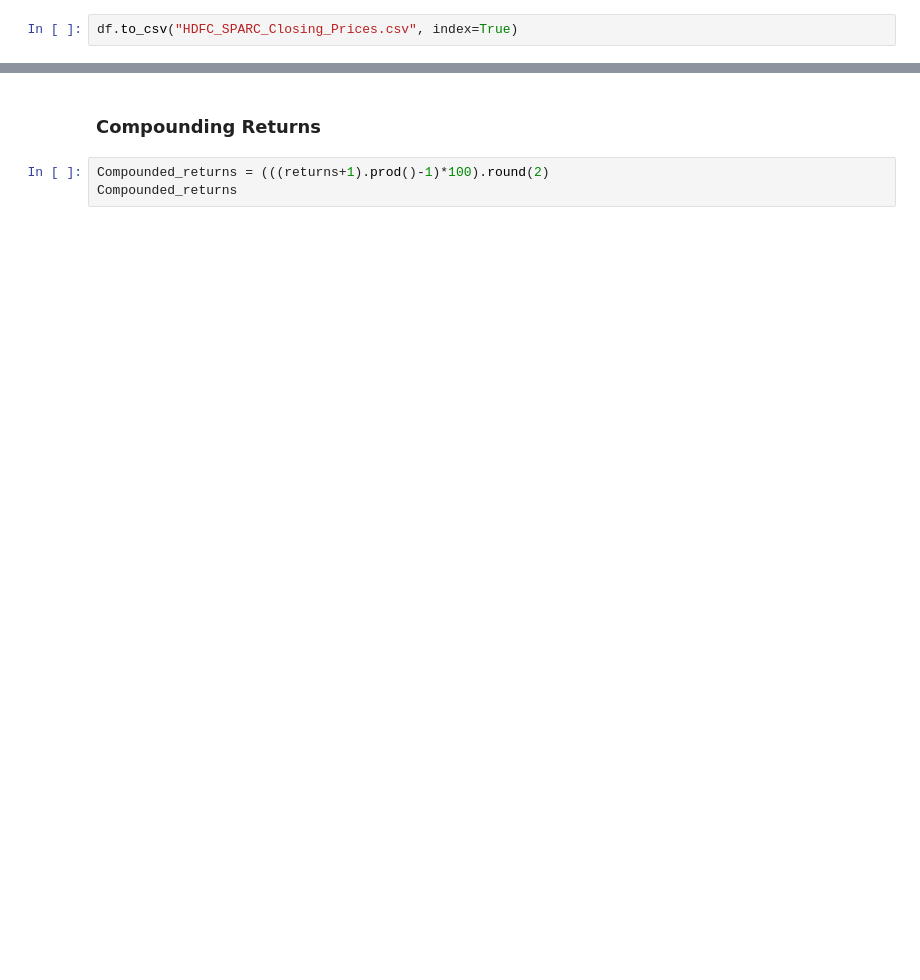
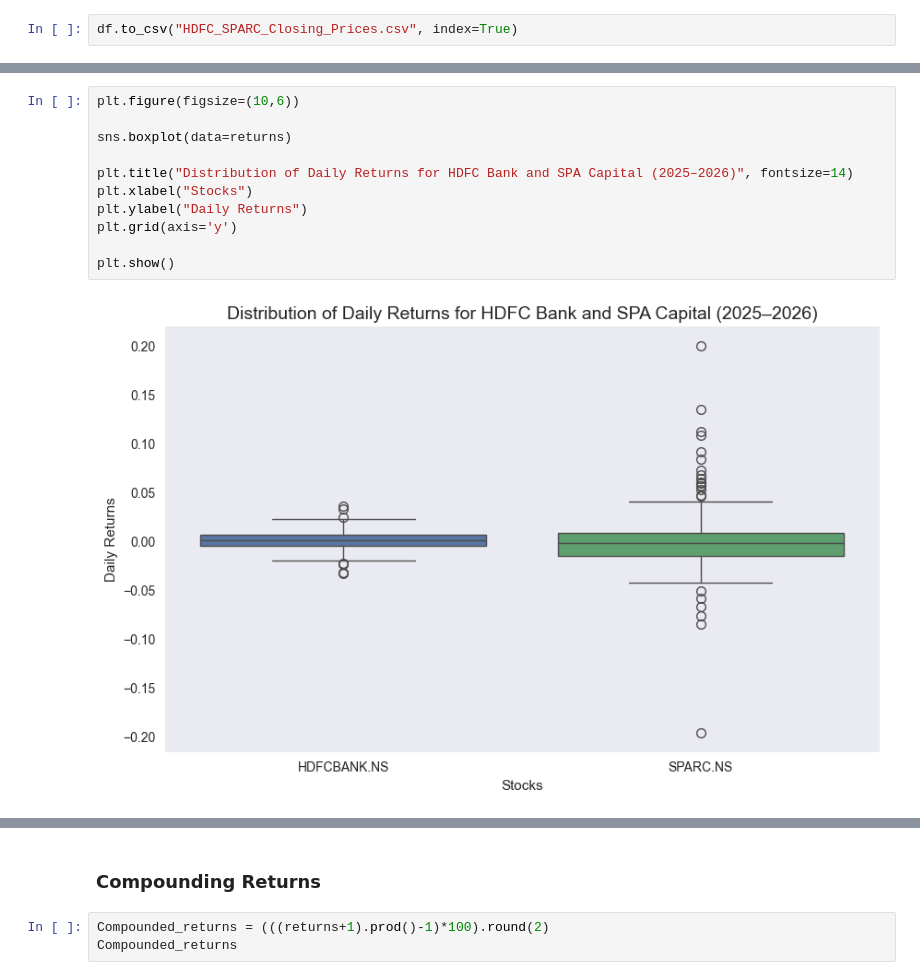
Before and after one commit to AdityaBhardwaj06/drm_project1, a Jupyter notebook: sectionA.ipynb, the cells around one changed output, grey strips where cells are left out. Drawn from its saved outputs; the diff is of its cells as text; blank space fills up the shorter version.

```diff
--- a/sectionA.ipynb
+++ b/sectionA.ipynb
@@ -68,3 +79,16 @@ returns.describe()
+# %%
+plt.figure(figsize=(10,6))
+
+sns.boxplot(data=returns)
+
+plt.title("Distribution of Daily Returns for HDFC Bank and SPA Capital (2025–2026)", fontsize=14)
+plt.xlabel("Stocks")
+plt.ylabel("Daily Returns")
+plt.grid(axis='y')
+
+plt.show()
+# %% [output]
+[figure, added]
 # %%
 plt.figure(figsize=(10,6))
 returns.plot()
```
Also changed, not shown: parts of 17 cells of this notebook, 3 other files.
